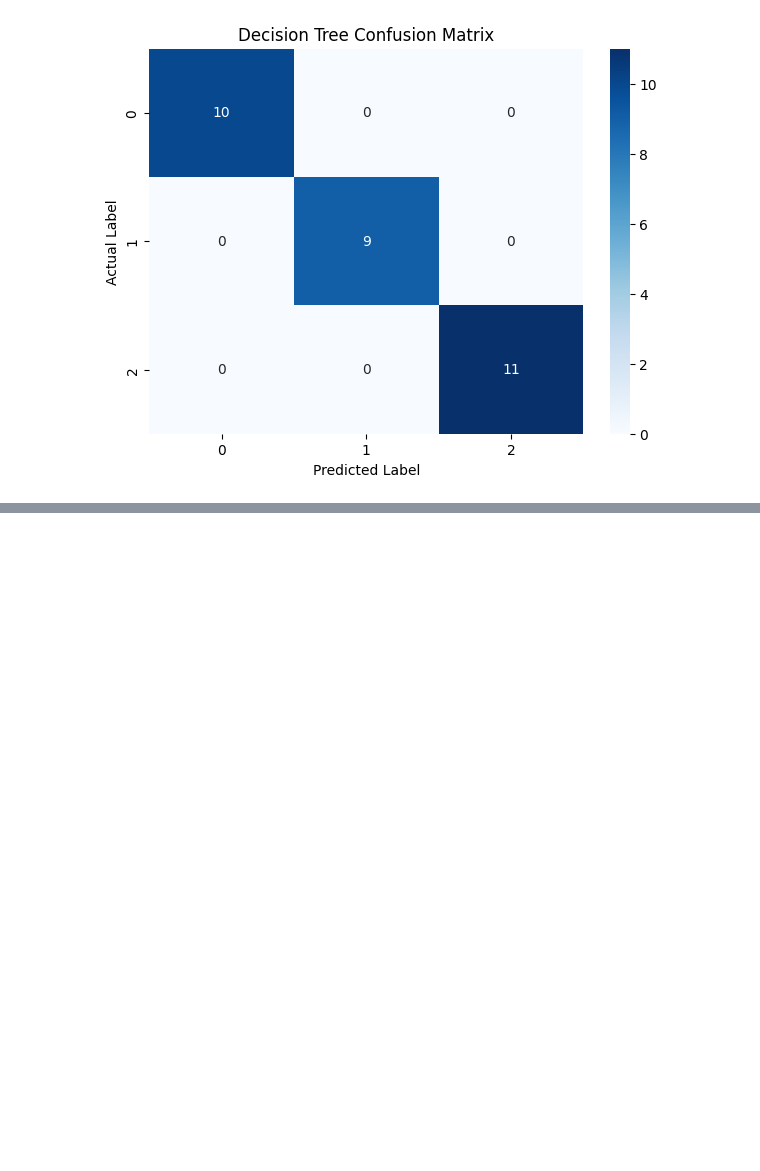
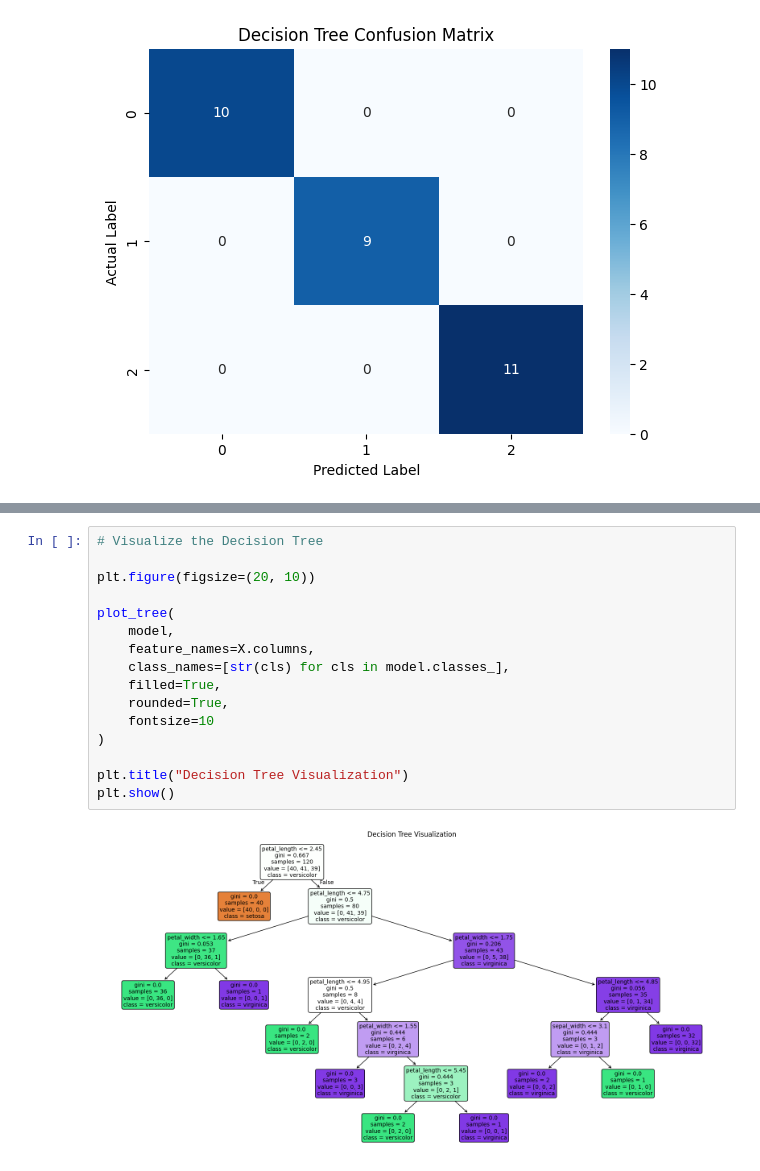
Before and after one commit to Ruchitha-006/CODVEDA_ML_INTERNSHIP, a Jupyter notebook: Level_2/Task_4_Decision_Tree.ipynb, the cells around one changed output, grey strips where cells are left out. Cells and saved outputs as stored; diff of their text form; blank space fills up the shorter version.

```diff
--- a/Level_2/Task_4_Decision_Tree.ipynb
+++ b/Level_2/Task_4_Decision_Tree.ipynb
@@ -123,0 +140,18 @@ plt.show()
+# %%
+# Visualize the Decision Tree
+
+plt.figure(figsize=(20, 10))
+
+plot_tree(
+    model,
+    feature_names=X.columns,
+    class_names=[str(cls) for cls in model.classes_],
+    filled=True,
+    rounded=True,
+    fontsize=10
+)
+
+plt.title("Decision Tree Visualization")
+plt.show()
+# %% [output]
+[figure, added]
```
Also changed, not shown: parts of 2 cells of this notebook.
